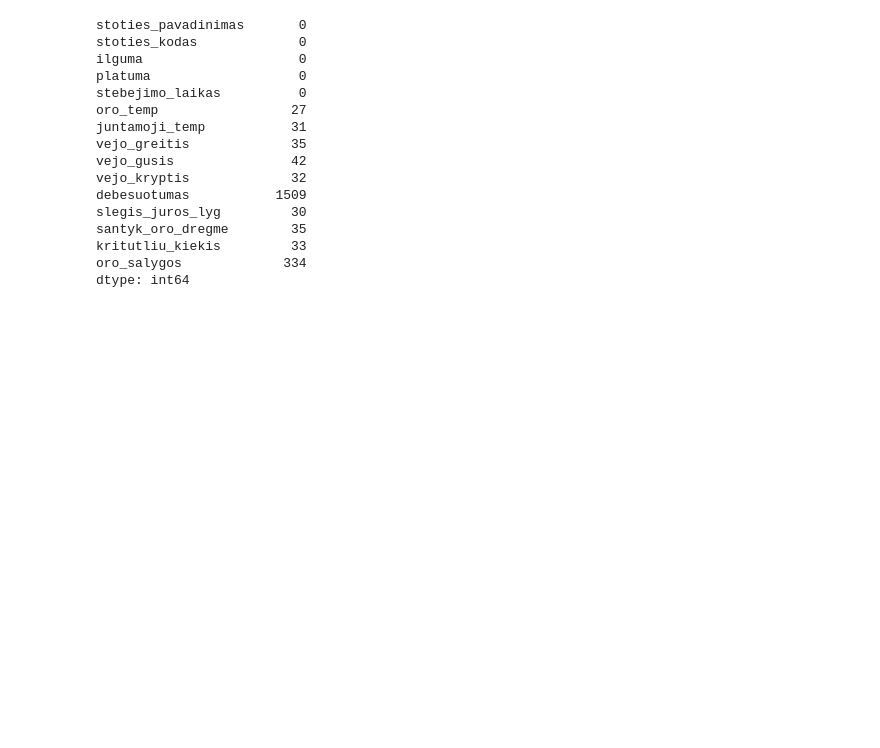
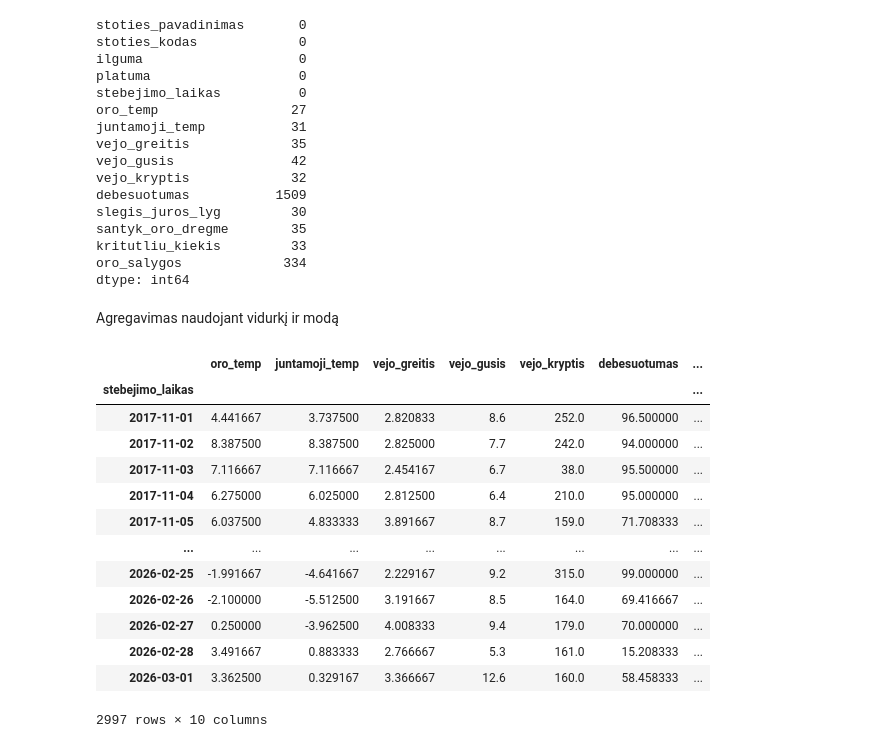
Before and after one commit to rugcer04/Duomenu_mokslo_projektas, a Jupyter notebook: code/python/datasets_prep/meteo_dataset_prep.ipynb, the cells around one changed output. Saved outputs shown, nothing was run; the diff lists cells and outputs as text; code cells hidden in the pictures; blank space fills up the shorter version.

```diff
--- a/code/python/datasets_prep/meteo_dataset_prep.ipynb
+++ b/code/python/datasets_prep/meteo_dataset_prep.ipynb
@@ -218,3 +218,36 @@ santyk_oro_dregme        35
 kritutliu_kiekis         33
 oro_salygos             334
 dtype: int64
+# %% [markdown]
+Agregavimas naudojant vidurkį ir modą
+# %%
+agg_logic = {
+    'oro_temp': 'mean',
+    'juntamoji_temp': 'mean',
+    'vejo_greitis': 'mean',
+    'vejo_gusis': 'max',
+    'vejo_kryptis': lambda x: x.mode().iloc[0] if not x.mode().empty else None,
+    'debesuotumas': 'mean',
+    'slegis_juros_lyg': 'mean',
+    'santyk_oro_dregme': 'mean',
+    'kritutliu_kiekis': 'sum',
+    'oro_salygos': lambda x: x.mode().iloc[0] if not x.mode().empty else None
+}
+
+agg_meteo_Vilnius = meteo_Vilnius.groupby(meteo_Vilnius["stebejimo_laikas"].dt.date).agg(agg_logic)
+agg_meteo_Vilnius
+# %% [output]
+|  | oro_temp | juntamoji_temp | vejo_greitis | vejo_gusis | vejo_kryptis | debesuotumas | ... |
+| stebejimo_laikas |  |  |  |  |  |  | ... |
+| 2017-11-01 | 4.441667 | 3.737500 | 2.820833 | 8.6 | 252.0 | 96.500000 | ... |
+| 2017-11-02 | 8.387500 | 8.387500 | 2.825000 | 7.7 | 242.0 | 94.000000 | ... |
+| 2017-11-03 | 7.116667 | 7.116667 | 2.454167 | 6.7 | 38.0 | 95.500000 | ... |
+| 2017-11-04 | 6.275000 | 6.025000 | 2.812500 | 6.4 | 210.0 | 95.000000 | ... |
+| 2017-11-05 | 6.037500 | 4.833333 | 3.891667 | 8.7 | 159.0 | 71.708333 | ... |
+| ... | ... | ... | ... | ... | ... | ... | ... |
+| 2026-02-25 | -1.991667 | -4.641667 | 2.229167 | 9.2 | 315.0 | 99.000000 | ... |
+| 2026-02-26 | -2.100000 | -5.512500 | 3.191667 | 8.5 | 164.0 | 69.416667 | ... |
+| 2026-02-27 | 0.250000 | -3.962500 | 4.008333 | 9.4 | 179.0 | 70.000000 | ... |
+| 2026-02-28 | 3.491667 | 0.883333 | 2.766667 | 5.3 | 161.0 | 15.208333 | ... |
+| 2026-03-01 | 3.362500 | 0.329167 | 3.366667 | 12.6 | 160.0 | 58.458333 | ... |
+2997 rows × 10 columns
```
Also changed, not shown: parts of 1 cell of this notebook.
